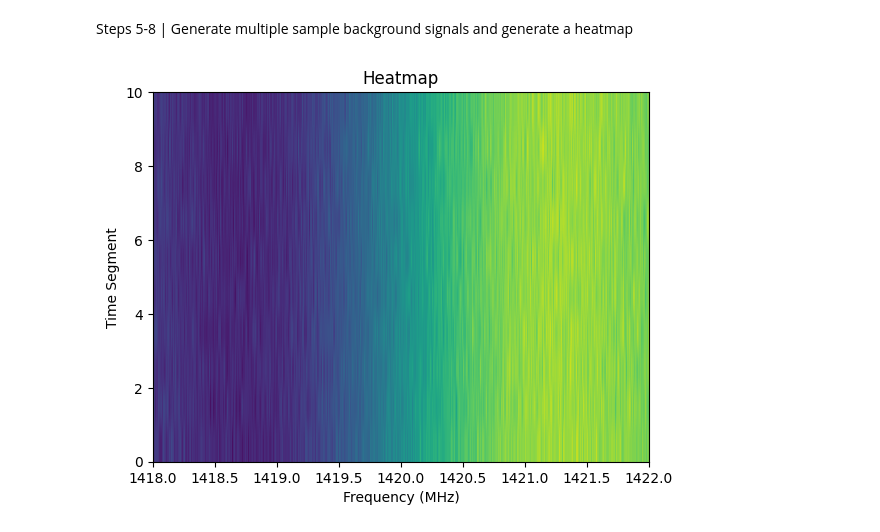
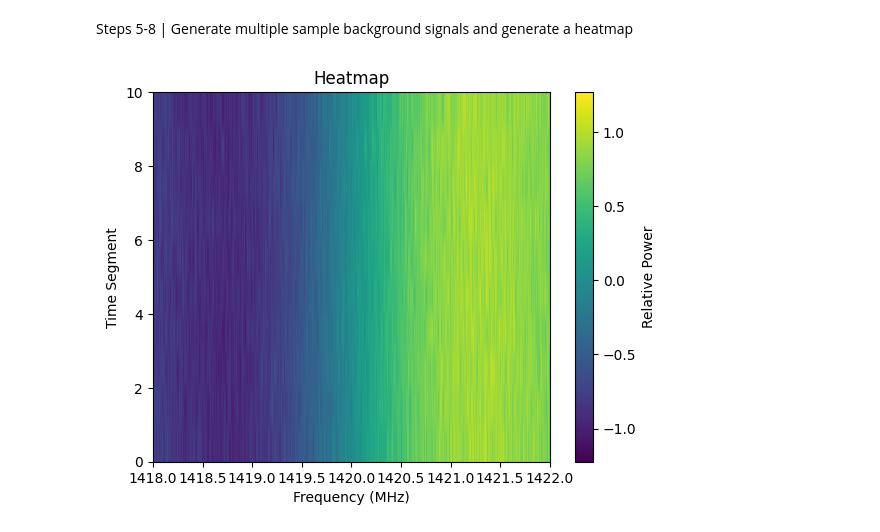
Before and after one commit to PanagiotisPetrid/ASTRO-BEAM-PanagiotisPetridis, a Jupyter notebook: ASTRO_BEAM_recruitment.ipynb, the cells around one changed output. Drawn from its saved outputs; the diff is of its cells as text; code cells hidden in the pictures.

```diff
--- a/ASTRO_BEAM_recruitment.ipynb
+++ b/ASTRO_BEAM_recruitment.ipynb
@@ -41,31 +46,32 @@ Steps 5-8 | Generate multiple sample background signals and generate a heatmap
 import numpy as np
 import matplotlib.pyplot as plt
 
 # Signal parameters (same as before)
 n_samples = 1000
 freq_range = np.linspace(1418, 1422, n_samples)
 
 # Defined a function to automate random sample signal generation
 def generate_background_signal(freq_range):
     background_signal = (np.sin(2 * np.pi * 0.1 * freq_range) + 0.3 * np.sin(2 * np.pi * 0.3 * freq_range))
     noise = np.random.normal(0, 0.1, len(background_signal))
     background_signal_noised = background_signal + noise
     return background_signal_noised
 
 #Define the time segments we will use for our waterfall
 n_time_segments = 10
 
 # Create an empty array to store the signals for each time segment
 waterfall = np.zeros((n_time_segments, n_samples))
 
 for i in range (n_time_segments):
     waterfall[i, :] = generate_background_signal(freq_range)
 
 #Visualize the waterfall as a heatmap
 plt.imshow(waterfall, aspect='auto', cmap='viridis', extent=[freq_range[0], freq_range[-1], 0, n_time_segments])
 plt.title("Heatmap")
 plt.xlabel("Frequency (MHz)")
 plt.ylabel("Time Segment")
+plt.colorbar(label="Relative Power")
 plt.show()
 # %% [output]
-[figure, old version]
+[figure, new version]
```
Also changed, not shown: parts of 8 cells of this notebook.
